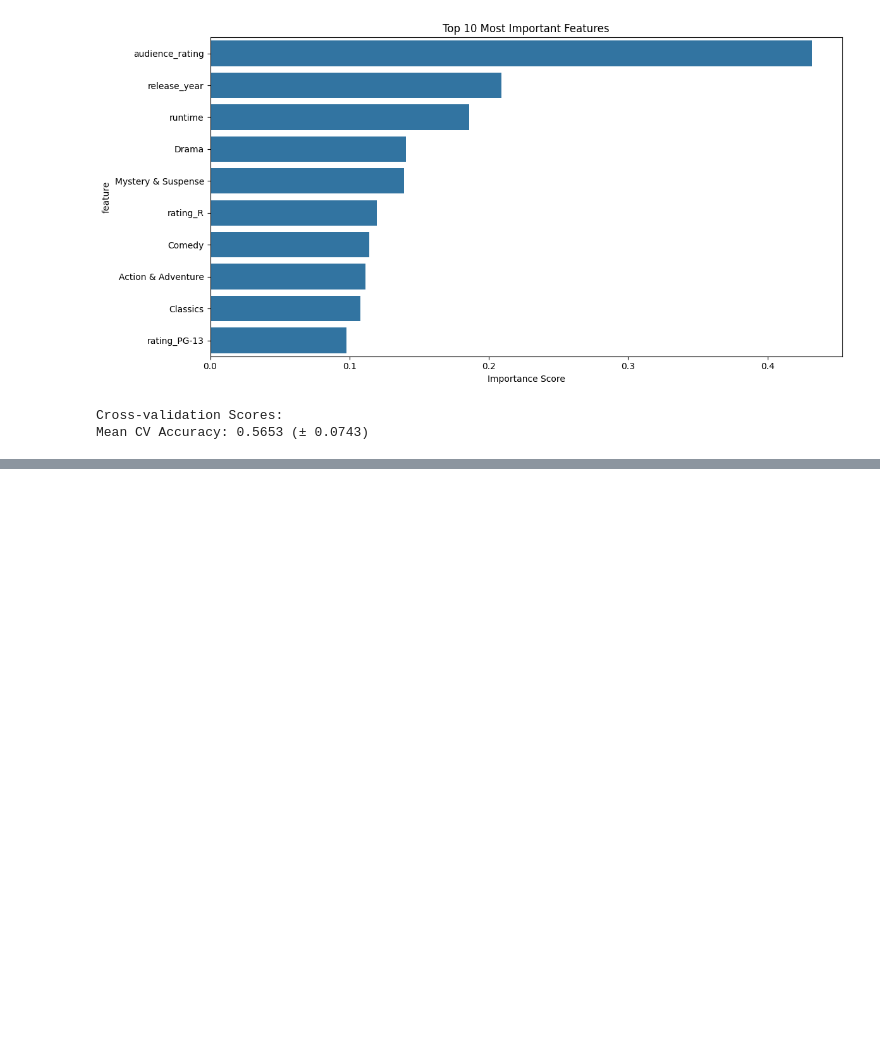
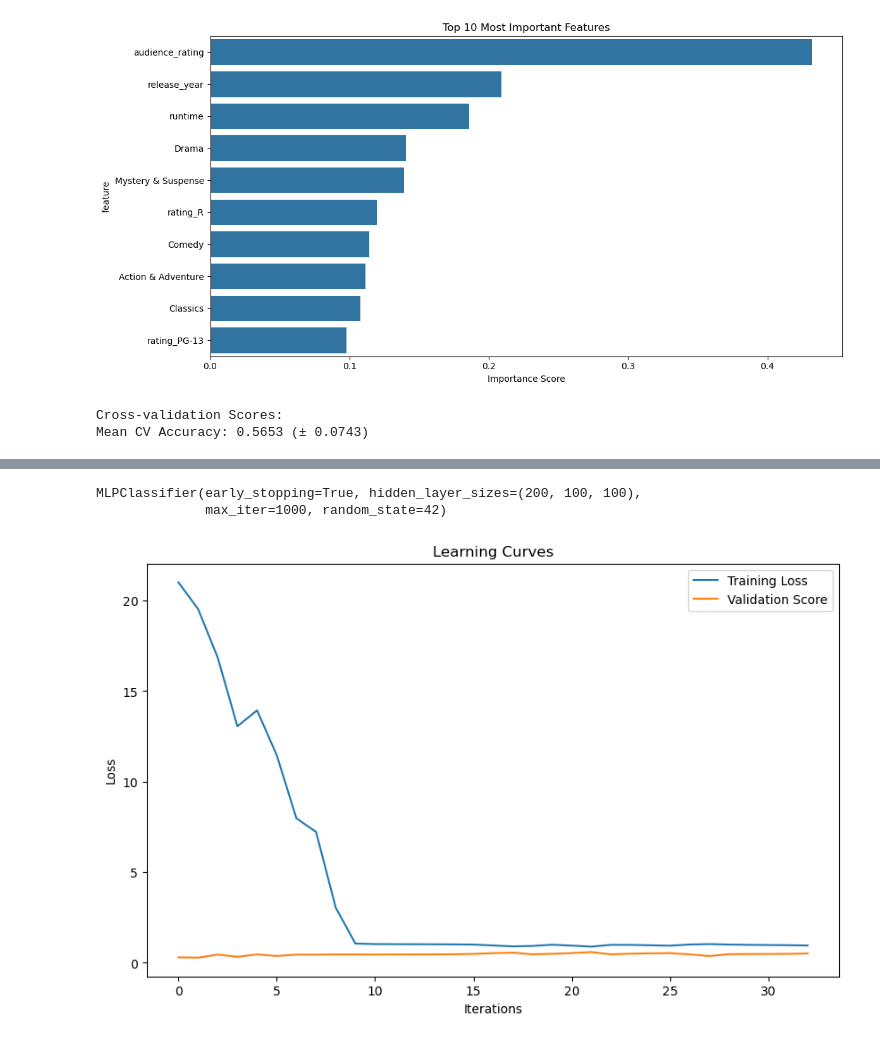
Before and after one commit to anonymous-himalayas/RATTAAAAAA, a Jupyter notebook: main.ipynb, the cells around one changed output, grey strips where cells are left out. Saved outputs shown, nothing was run; the diff lists cells and outputs as text; code cells hidden in the pictures; blank space fills up the shorter version.

```diff
--- a/main.ipynb
+++ b/main.ipynb
@@ -452,0 +506,11 @@ Created in <span style='font-weight:600;margin-left:4px;'>Deepnote</span></a>
+# %%
+numerical_features = ['audience_rating', 'audience_count', 'runtime']
+features = rows_with_reviews[numerical_features]
+features = features.fillna(features.mean())
+
+X = pd.concat([
+    features,
+    rows_with_reviews['genres'].str.get_dummies(sep=', '),
+    pd.get_dummies(rows_with_reviews['content_rating'], prefix='rating'),
+], axis=1)
+X
@@ -452,0 +531,4 @@ Created in <span style='font-weight:600;margin-left:4px;'>Deepnote</span></a>
+# %%
+embedding_df = pd.DataFrame(embeddings, columns=[f'emb_{i}' for i in range(embeddings.shape[1])], index=rows_with_reviews.index)
+X = pd.concat([X, embedding_df], axis=1)
+X
@@ -452,0 +549,32 @@ Created in <span style='font-weight:600;margin-left:4px;'>Deepnote</span></a>
+# %%
+target = le.fit_transform(rows_with_reviews['tomatometer_status'])
+X_train, X_test, y_train, y_test = train_test_split(X, target, test_size=0.3, random_state=42)
+# %%
+mlp_nlp = MLPClassifier(
+    # (100, 50), (50, 25), (25, 10), (200, 100, 50), (100, 100, 100)
+    hidden_layer_sizes=(200, 100, 100),
+    activation='relu',
+    solver='adam',
+    max_iter=1000,
+    random_state=42,
+    early_stopping=True,
+    validation_fraction=0.1
+)
+mlp_nlp.fit(X_train, y_train)
+mlp_nlp
+# %% [output]
+MLPClassifier(early_stopping=True, hidden_layer_sizes=(200, 100, 100),
+              max_iter=1000, random_state=42)
+# %%
+# curves
+plt.figure(figsize=(10, 6))
+plt.plot(mlp_nlp.loss_curve_, label='Training Loss')
+if hasattr(mlp_nlp, 'validation_scores_'):
+    plt.plot(mlp_nlp.validation_scores_, label='Validation Score')
+plt.title('Learning Curves')
+plt.xlabel('Iterations')
+plt.ylabel('Loss')
+plt.legend()
+plt.show()
+# %% [output]
+[figure, added]
```
Also changed, not shown: parts of 10 cells of this notebook.
